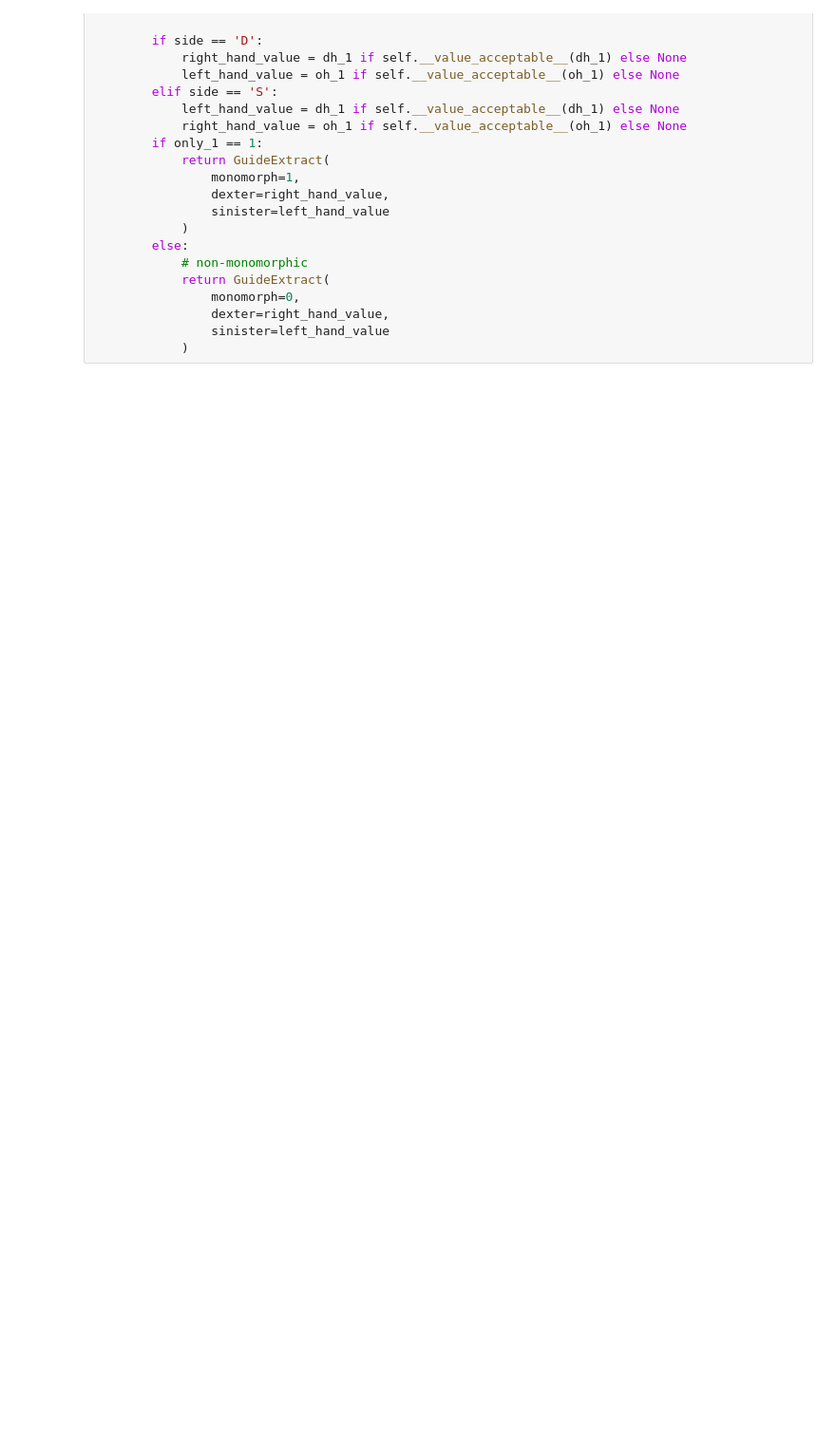
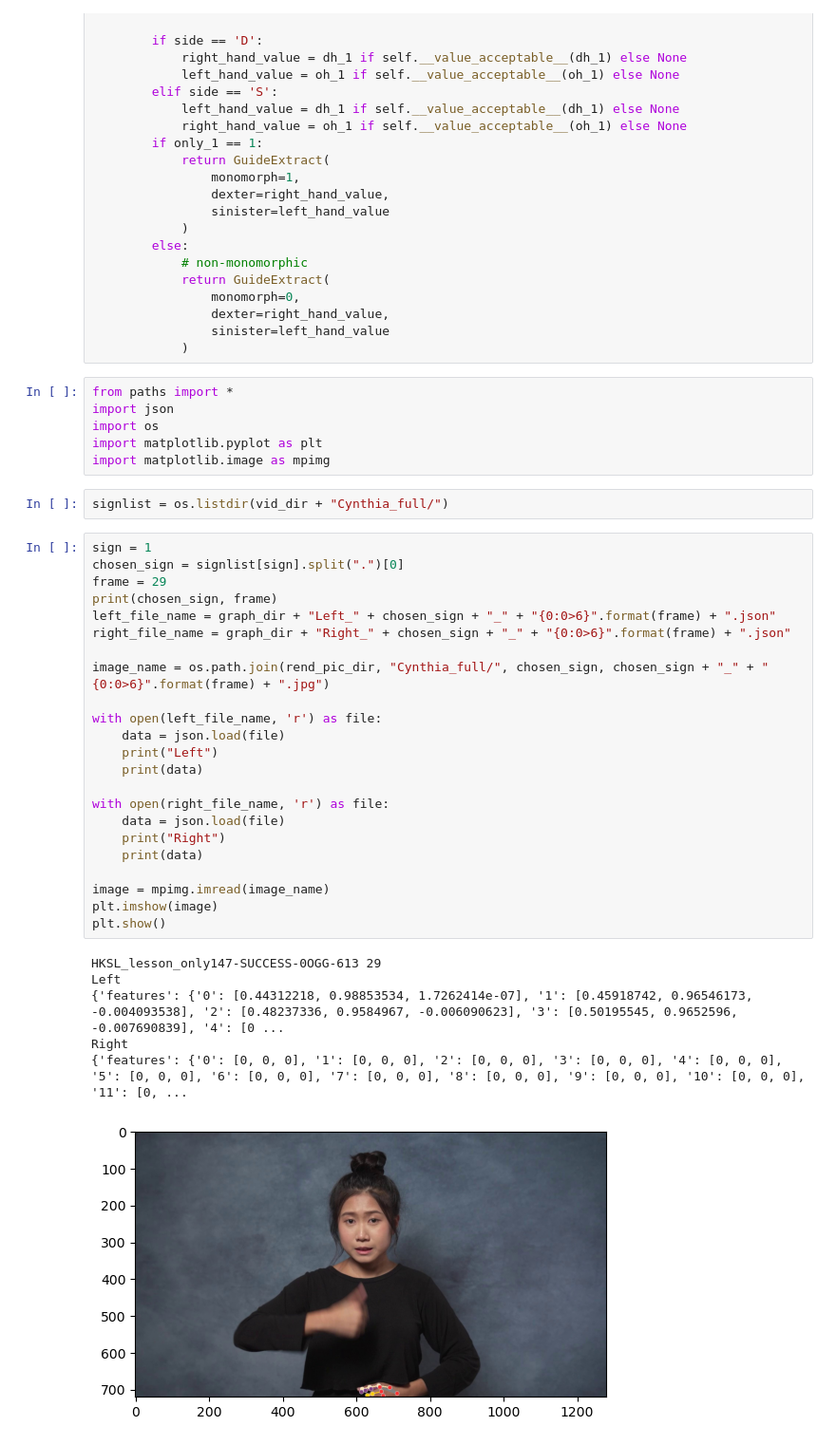
Before and after one commit to Frankalexej/slprt, a Jupyter notebook: try.ipynb, the cells around one changed output. Shown at 95% size. Cells and saved outputs as stored; diff of their text form; blank space fills up the shorter version.

```diff
--- a/try.ipynb
+++ b/try.ipynb
@@ -220,3 +220,41 @@ def extract_allkinds(self, filename):
                 dexter=right_hand_value,
                 sinister=left_hand_value
             )
+# %%
+from paths import *
+import json
+import os
+import matplotlib.pyplot as plt
+import matplotlib.image as mpimg
+# %%
+signlist = os.listdir(vid_dir + "Cynthia_full/")
+# %%
+sign = 1
+chosen_sign = signlist[sign].split(".")[0]
+frame = 29
+print(chosen_sign, frame)
+left_file_name = graph_dir + "Left_" + chosen_sign + "_" + "{0:0>6}".format(frame) + ".json"
+right_file_name = graph_dir + "Right_" + chosen_sign + "_" + "{0:0>6}".format(frame) + ".json"
+
+image_name = os.path.join(rend_pic_dir, "Cynthia_full/", chosen_sign, chosen_sign + "_" + "{0:0>6}".format(frame) + ".jpg")
+
+with open(left_file_name, 'r') as file:
+    data = json.load(file)
+    print("Left")
+    print(data)
+
+with open(right_file_name, 'r') as file:
+    data = json.load(file)
+    print("Right")
+    print(data)
+
+image = mpimg.imread(image_name)
+plt.imshow(image)
+plt.show()
+# %% [output]
+HKSL_lesson_only147-SUCCESS-0OGG-613 29
+Left
+{'features': {'0': [0.44312218, 0.98853534, 1.7262414e-07], '1': [0.45918742, 0.96546173, -0.004093538], '2': [0.48237336, 0.9584967, -0.006090623], '3': [0.50195545, 0.9652596, -0.007690839], '4': [0 ...
+Right
+{'features': {'0': [0, 0, 0], '1': [0, 0, 0], '2': [0, 0, 0], '3': [0, 0, 0], '4': [0, 0, 0], '5': [0, 0, 0], '6': [0, 0, 0], '7': [0, 0, 0], '8': [0, 0, 0], '9': [0, 0, 0], '10': [0, 0, 0], '11': [0, ...
+[figure, added]
```
Also changed, not shown: parts of 1 cell of this notebook, 1 other file.
